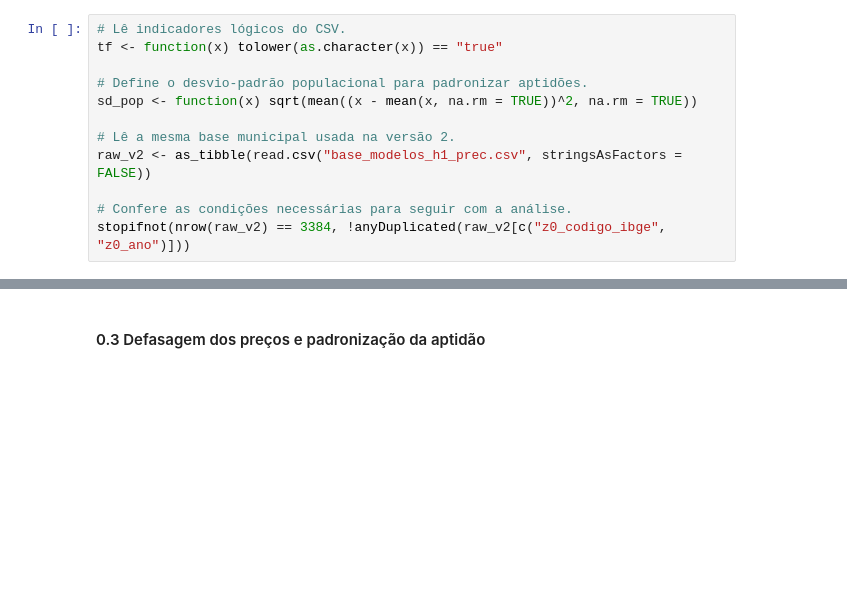
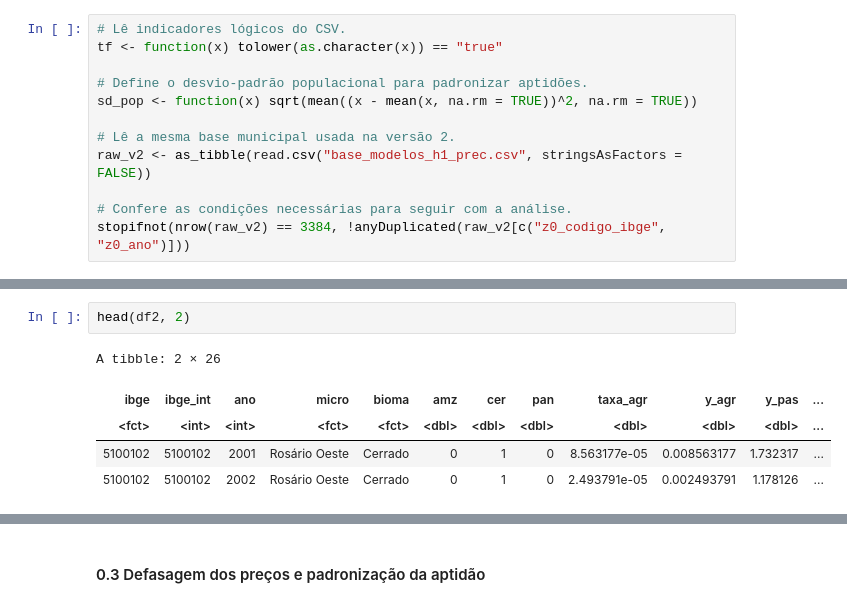
Before and after one commit to fernandovieira1/tese_eco_usp, a Jupyter notebook: 2_INTI/chapters/chap1/stats/2. MODELOS/grupos_h1/2_base_completa_h1_precaria/MODELOS_H1_PREC/modelos_fixos_h1_prec_v5.ipynb, the cells around one changed output, grey strips where cells are left out. Cells and saved outputs as stored; diff of their text form; blank space fills up the shorter version.

```diff
--- a/2_INTI/chapters/chap1/stats/2. MODELOS/grupos_h1/2_base_completa_h1_precaria/MODELOS_H1_PREC/modelos_fixos_h1_prec_v5.ipynb
+++ b/2_INTI/chapters/chap1/stats/2. MODELOS/grupos_h1/2_base_completa_h1_precaria/MODELOS_H1_PREC/modelos_fixos_h1_prec_v5.ipynb
@@ -104 +104,9 @@ df2 <- raw_v2 %>% transmute(
 )
+# %%
+head(df2, 2)
+# %% [output]
+A tibble: 2 × 26
+| ibge | ibge_int | ano | micro | bioma | amz | cer | pan | taxa_agr | y_agr | y_pas | ... |
+| <fct> | <int> | <int> | <fct> | <fct> | <dbl> | <dbl> | <dbl> | <dbl> | <dbl> | <dbl> | ... |
+| 5100102 | 5100102 | 2001 | Rosário Oeste | Cerrado | 0 | 1 | 0 | 8.563177e-05 | 0.008563177 | 1.732317 | ... |
+| 5100102 | 5100102 | 2002 | Rosário Oeste | Cerrado | 0 | 1 | 0 | 2.493791e-05 | 0.002493791 | 1.178126 | ... |
```
Also changed, not shown: parts of 41 cells of this notebook.
